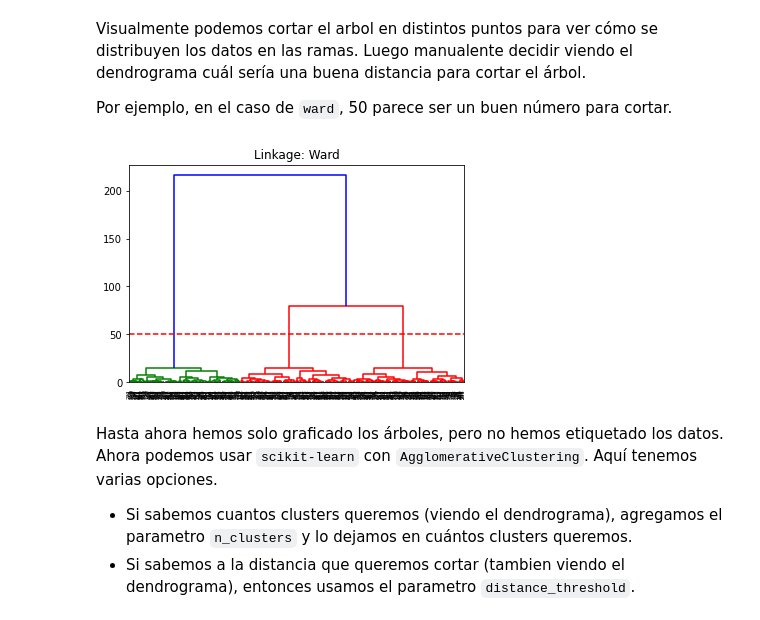
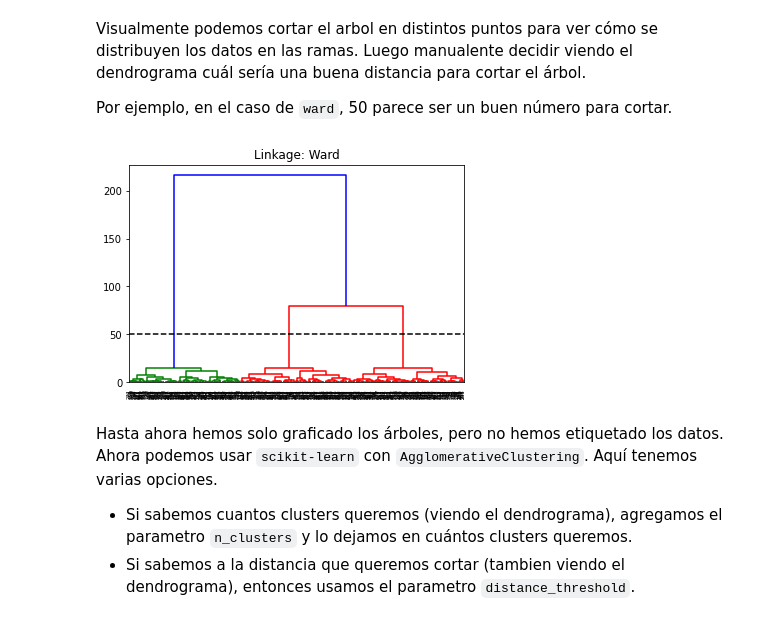
Before and after one commit to Patortiz26/IN6531-Miner-a-de-datos-2021-2, a Jupyter notebook: Aux3_IN6531.ipynb, the cells around one changed output. Saved outputs shown, nothing was run; the diff lists cells and outputs as text; code cells hidden in the pictures.

```diff
--- a/Aux3_IN6531.ipynb
+++ b/Aux3_IN6531.ipynb
@@ -302,10 +308,10 @@ Por ejemplo, en el caso de `ward`, 50 parece ser un buen número para cortar.
 # %%
 dendrogram(ward)
 plt.title("Linkage: Ward")
-plt.axhline(y=50, color='r', linestyle='--')
+plt.axhline(y=50, color='black', linestyle='--')
 plt.show()
 # %% [output]
-[figure, old version]
+[figure, new version]
 # %%
 #con codigo para hacer linea en plotly
 
```
Also changed, not shown: parts of 15 cells of this notebook.
